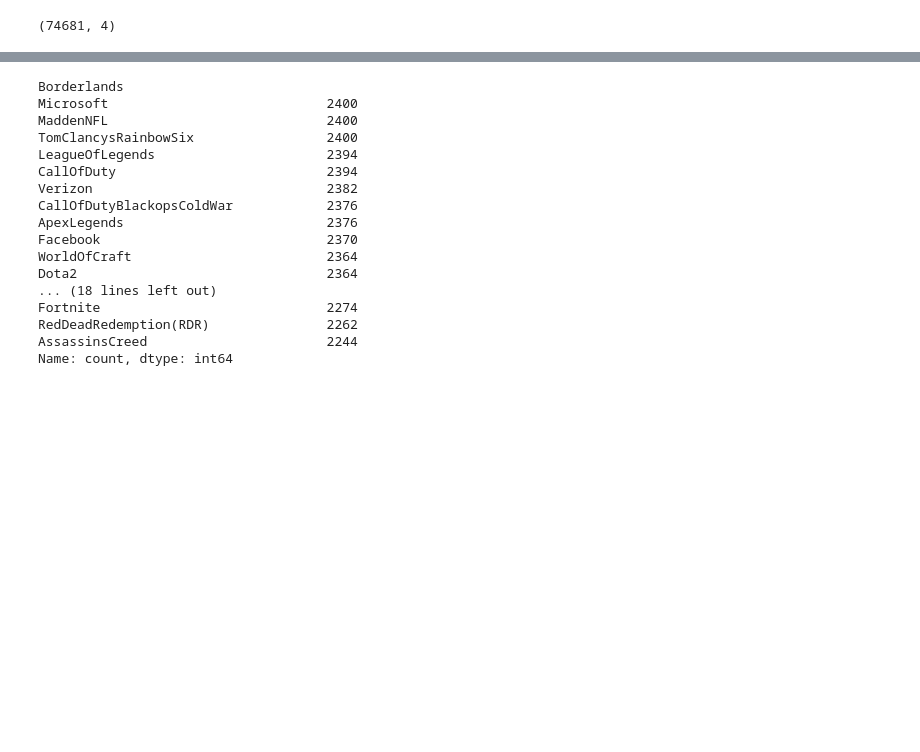
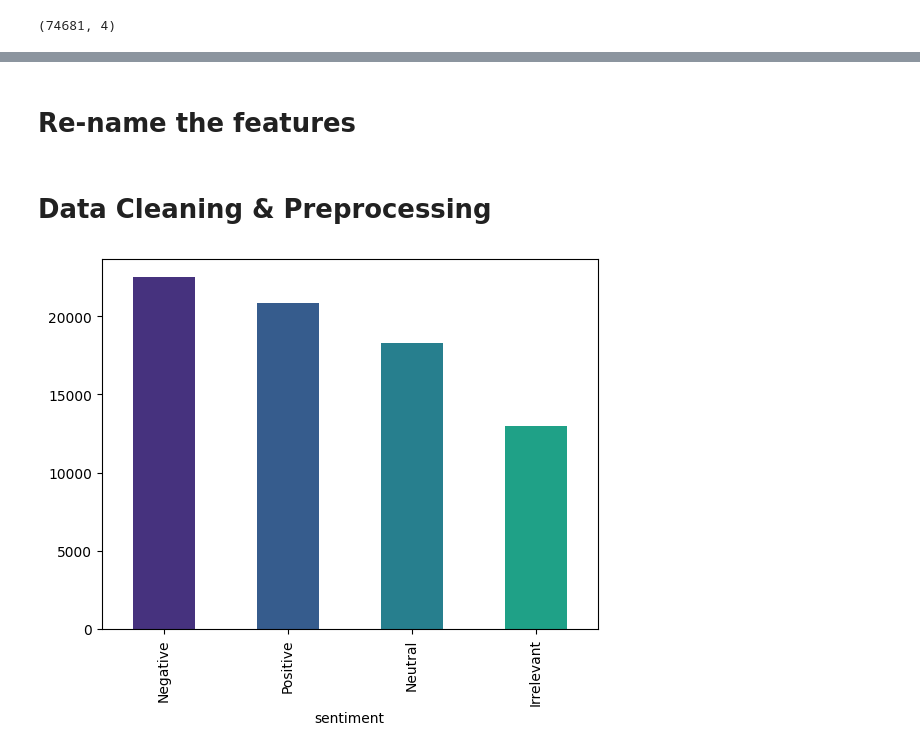
Before and after one commit to eshat69/tweet-mining-sentiment-analysis, a Jupyter notebook: tweet_mining.ipynb, the cells around one changed output, grey strips where cells are left out. Saved outputs shown, nothing was run; the diff lists cells and outputs as text; code cells hidden in the pictures; blank space fills up the shorter version.

```diff
--- a/tweet_mining.ipynb
+++ b/tweet_mining.ipynb
@@ -86,20 +79,0 @@ df = df.rename(columns={"Positive":"sentiment"})
-# %%
-df["Borderlands"].value_counts()
-# %% [output]
-Borderlands
-Microsoft                            2400
-MaddenNFL                            2400
-TomClancysRainbowSix                 2400
-LeagueOfLegends                      2394
-CallOfDuty                           2394
-Verizon                              2382
-CallOfDutyBlackopsColdWar            2376
-ApexLegends                          2376
-Facebook                             2370
-WorldOfCraft                         2364
-Dota2                                2364
-... (18 lines left out)
-Fortnite                             2274
-RedDeadRedemption(RDR)               2262
-AssassinsCreed                       2244
-Name: count, dtype: int64
@@ -107,0 +80,2 @@ df = df.rename(columns={"Borderlands":"entity"})
+# %% [markdown]
+# Re-name the features
@@ -107,0 +87,7 @@ df = df.rename(columns={"Borderlands":"entity"})
+# %% [markdown]
+# Data Cleaning & Preprocessing
+# %%
+df["sentiment"].value_counts().plot(kind="bar", color=sns.color_palette("viridis"))
+plt.show()
+# %% [output]
+[figure, added]
```
Also changed, not shown: parts of 83 cells of this notebook, 6 other files.
